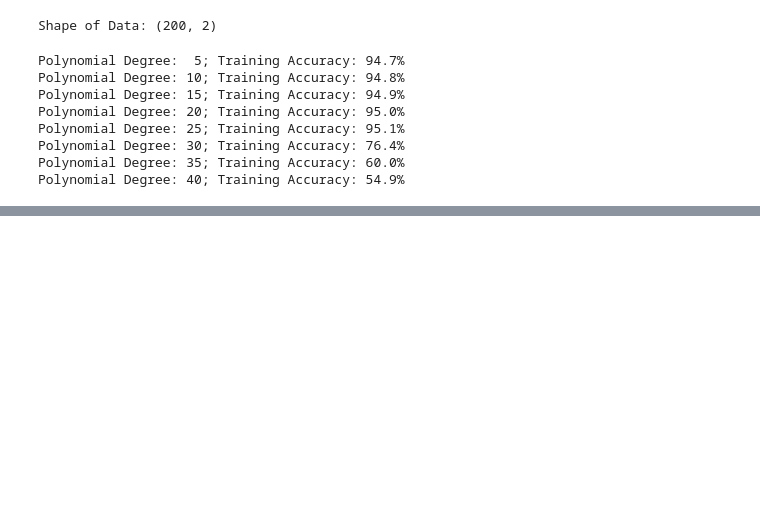
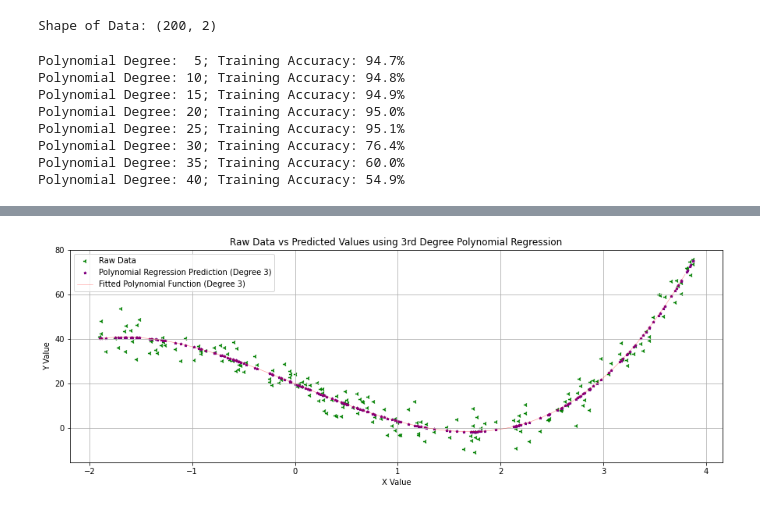
Before and after one commit to sheilsarda/Statistics_for_Data_Science, a Jupyter notebook: Homeworks/ese542_hw6_sheils/ESE542_HW6_Q2.ipynb, the cells around one changed output, grey strips where cells are left out. Cells and saved outputs as stored; diff of their text form; code cells hidden in the pictures; blank space fills up the shorter version.

```diff
--- a/Homeworks/ese542_hw6_sheils/ESE542_HW6_Q2.ipynb
+++ b/Homeworks/ese542_hw6_sheils/ESE542_HW6_Q2.ipynb
@@ -56,0 +106,15 @@ plt.show()
+# %%
+plt.rcParams['figure.figsize'] = (15, 5)
+plt.scatter(raw_poly_data[:, 0], raw_poly_data[:, 1], c="Green", s=26, marker="3", label="Raw Data")
+plt.scatter(raw_poly_data[:, 0], linear_regression_obj.predict(transformed_poly_data), color="Purple", s=10, marker="*",
+            label="Polynomial Regression Prediction (Degree 3)")
+plt.plot(X_array, evaluated_polynomial_function, color="Red", linewidth=0.5, alpha=0.5,
+         label="Fitted Polynomial Function (Degree 3)")
+plt.title("Raw Data vs Predicted Values using 3rd Degree Polynomial Regression")
+plt.ylabel("Y Value")
+plt.xlabel("X Value")
+plt.legend()
+plt.grid()
+plt.show()
+# %% [output]
+[figure, added]
```
Also changed, not shown: parts of 8 cells of this notebook, 2 other files.
